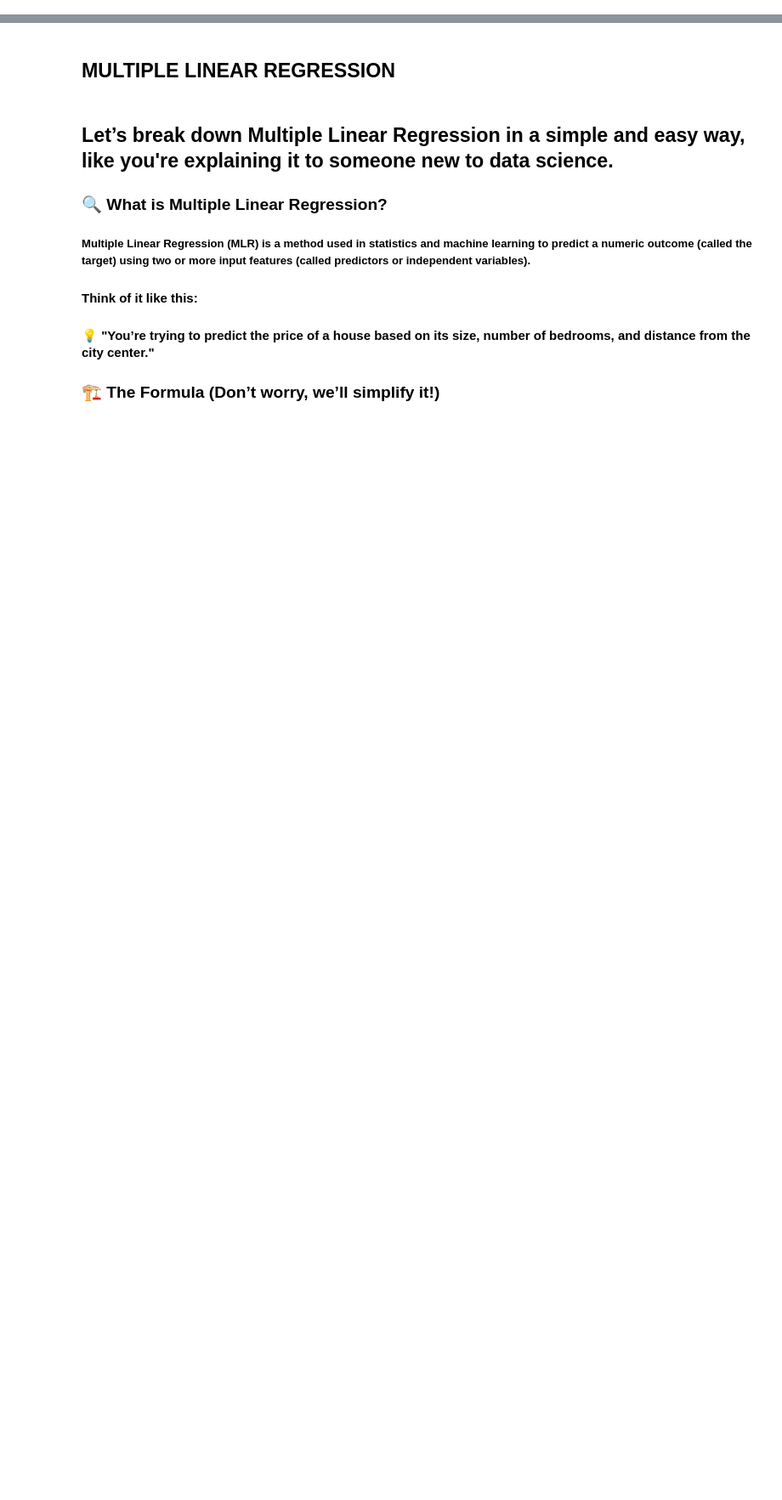
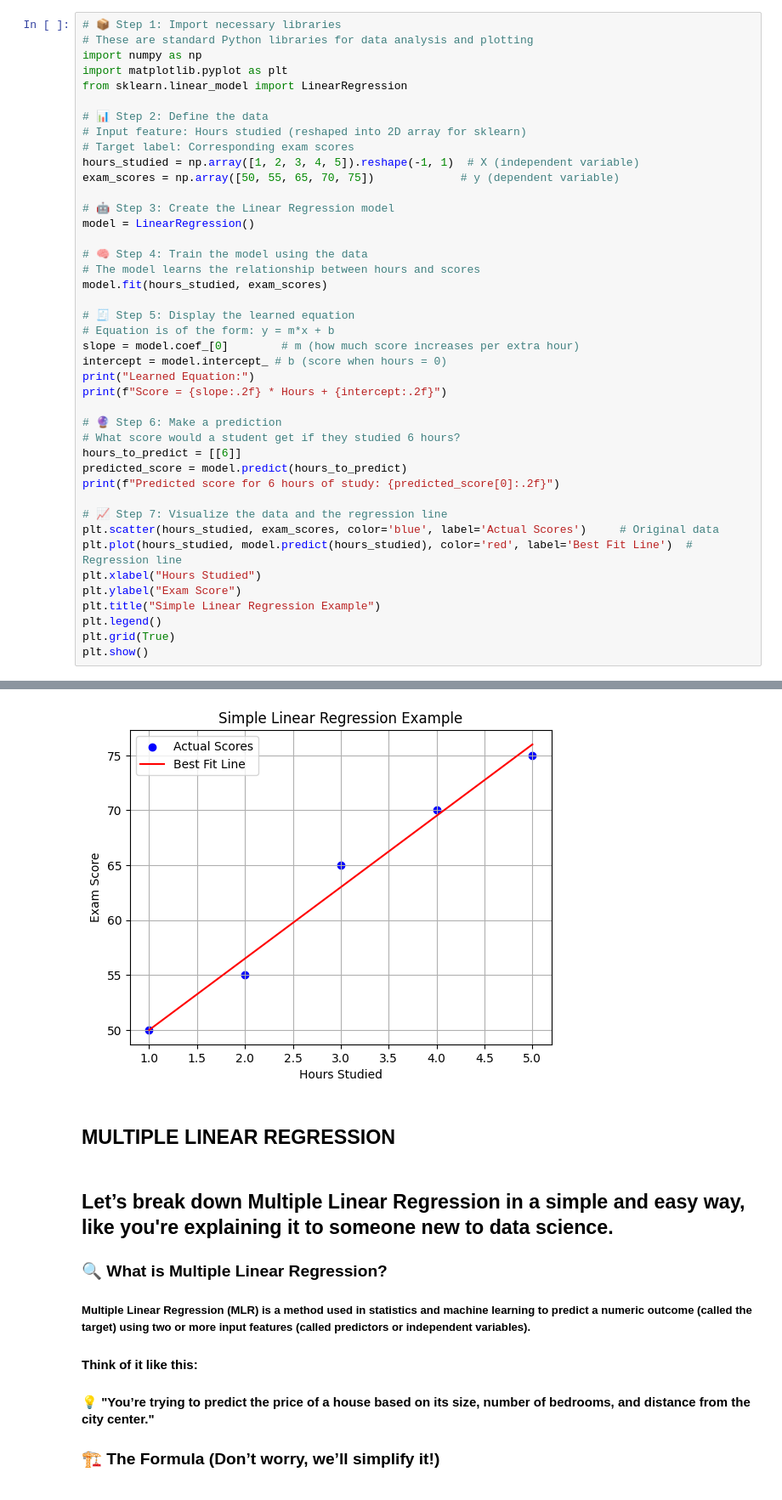
Before and after one commit to KabiraKabira7/phase3_notebooks, a Jupyter notebook: multiple_linear_reg.ipynb, the cells around one changed output, grey strips where cells are left out. Shown at 85% size. Drawn from its saved outputs; the diff is of its cells as text; blank space fills up the shorter version.

```diff
--- a/multiple_linear_reg.ipynb
+++ b/multiple_linear_reg.ipynb
@@ -0,0 +9,43 @@
+# %%
+# 📦 Step 1: Import necessary libraries
+# These are standard Python libraries for data analysis and plotting
+import numpy as np
+import matplotlib.pyplot as plt
+from sklearn.linear_model import LinearRegression
+
+# 📊 Step 2: Define the data
+# Input feature: Hours studied (reshaped into 2D array for sklearn)
+# Target label: Corresponding exam scores
+hours_studied = np.array([1, 2, 3, 4, 5]).reshape(-1, 1)  # X (independent variable)
+exam_scores = np.array([50, 55, 65, 70, 75])             # y (dependent variable)
+
+# 🤖 Step 3: Create the Linear Regression model
+model = LinearRegression()
+
+# 🧠 Step 4: Train the model using the data
+# The model learns the relationship between hours and scores
+model.fit(hours_studied, exam_scores)
+
+# 🧾 Step 5: Display the learned equation
+# Equation is of the form: y = m*x + b
+slope = model.coef_[0]        # m (how much score increases per extra hour)
+intercept = model.intercept_ # b (score when hours = 0)
+print("Learned Equation:")
+print(f"Score = {slope:.2f} * Hours + {intercept:.2f}")
+
+# 🔮 Step 6: Make a prediction
+# What score would a student get if they studied 6 hours?
+hours_to_predict = [[6]]
+predicted_score = model.predict(hours_to_predict)
+print(f"Predicted score for 6 hours of study: {predicted_score[0]:.2f}")
+
+# 📈 Step 7: Visualize the data and the regression line
+plt.scatter(hours_studied, exam_scores, color='blue', label='Actual Scores')     # Original data
+plt.plot(hours_studied, model.predict(hours_studied), color='red', label='Best Fit Line')  # Regression line
+plt.xlabel("Hours Studied")
+plt.ylabel("Exam Score")
+plt.title("Simple Linear Regression Example")
+plt.legend()
+plt.grid(True)
+plt.show()
+# %% [output]
@@ -1,3 +55,4 @@
+[figure, added]
 # %% [markdown]
 ## **MULTIPLE LINEAR REGRESSION**
 # %% [markdown]
```
Also changed, not shown: parts of 4 cells of this notebook, 1 other file.
